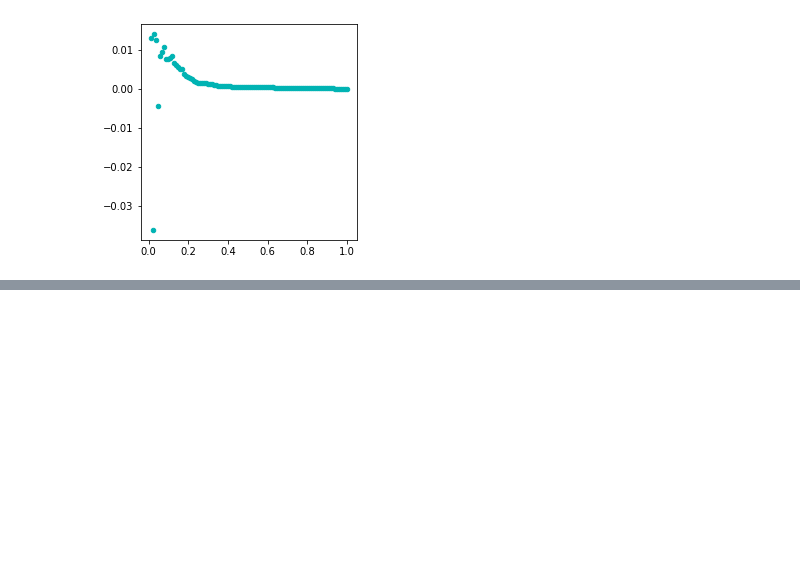
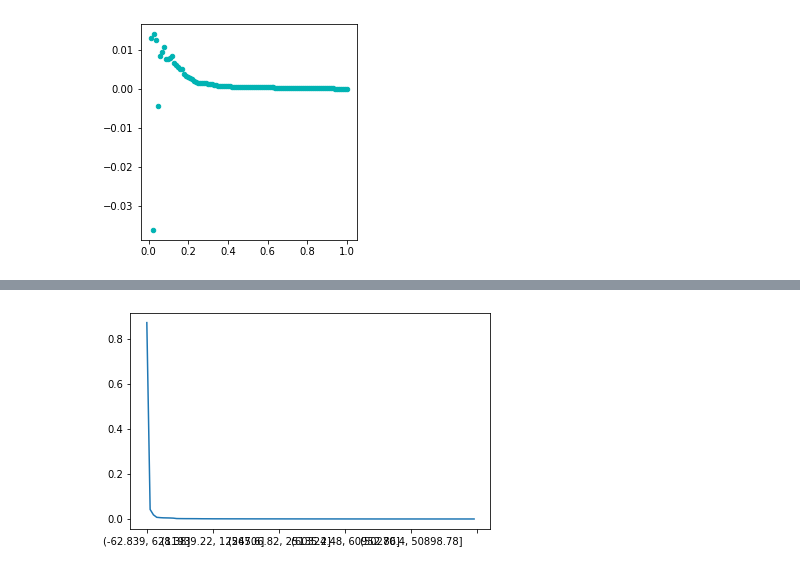
Before and after one commit to fedeb95/memes, a Jupyter notebook: Untitled.ipynb, the cells around one changed output, grey strips where cells are left out. Saved outputs shown, nothing was run; the diff lists cells and outputs as text; code cells hidden in the pictures; blank space fills up the shorter version.

```diff
--- a/Untitled.ipynb
+++ b/Untitled.ipynb
@@ -172,0 +133,18 @@ Parameters for the best fit: (-0.5254638116007264, 0.00033710331394846754, 0.000
+# %%
+import os
+files = os.listdir('./ec2/')
+tmp = pd.read_csv('ec2/'+files[0], sep=';')
+dfall = tmp['upvotes'] + tmp['downvotes']
+for f in files[1:]:
+    tmp = pd.read_csv('ec2/'+f, sep=';')
+    dfall = dfall.append(tmp['upvotes'] + tmp['downvotes'])
+dfall = dfall.sort_values(ascending=False)
+counts = dfall.value_counts(bins=100)
+counts = counts / sum(counts)
+fig = plt.figure(figsize=(5, 3))
+ax = fig.add_axes([0, 0, 1, 1])
+plt.xticks(rotation = 45)
+counts.plot()
+plt.show()
+# %% [output]
+[figure, added]
```
Also changed, not shown: parts of 9 cells of this notebook.
